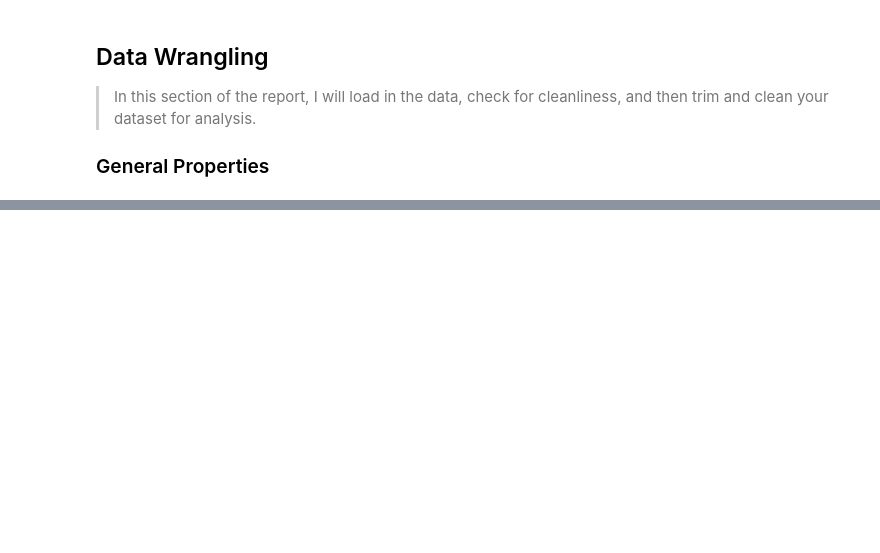
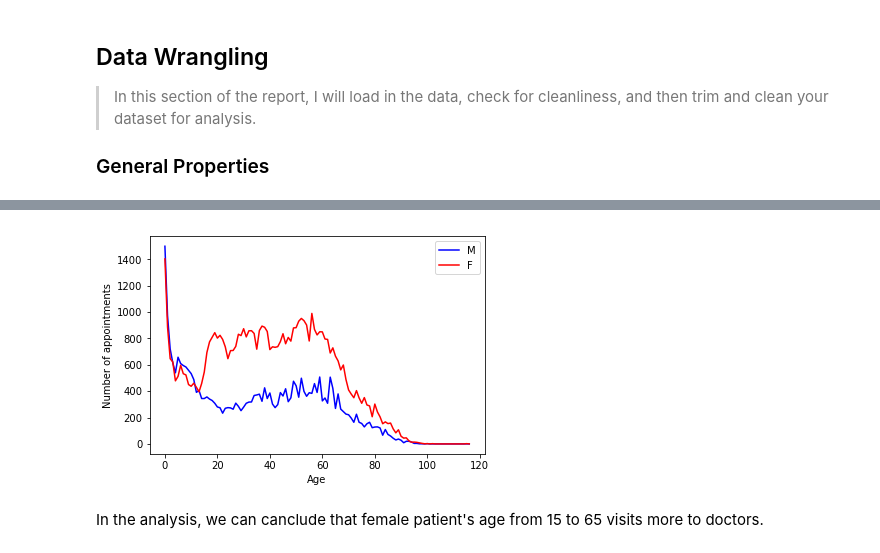
Before and after one commit to optimistanoop/Machine-Learning-Foundation-Nanodegree, a Jupyter notebook: Investigate_a_Dataset/Investigate_a_Dataset.ipynb, the cells around one changed output, grey strips where cells are left out. Cells and saved outputs as stored; diff of their text form; code cells hidden in the pictures; blank space fills up the shorter version.

```diff
--- a/Investigate_a_Dataset/Investigate_a_Dataset.ipynb
+++ b/Investigate_a_Dataset/Investigate_a_Dataset.ipynb
@@ -70,3 +188,20 @@
+# %%
+# by gender , the no of visits
+newdata = data[data['No-show'] == 'No']
+age_df = pd.DataFrame()
+age_df['Age'] = range(newdata['Age'].max() + 2)
+men = age_df.Age.apply(lambda x: len(newdata[(newdata.Age == x) & (newdata.Gender == 'M')]))
+women = age_df.Age.apply(lambda x: len(newdata[(newdata.Age == x) & (newdata.Gender == 'F')]))
+plt.plot(range(newdata['Age'].max() + 2),men, 'b')
+plt.plot(range(newdata['Age'].max() + 2),women, color = 'r')
+plt.legend(['M','F'])
+plt.xlabel('Age')
+plt.ylabel('Number of appointments')
+plt.show()
+# %% [output]
+[figure, added]
+# %% [markdown]
+In the analysis, we can canclude that female patient's age from 15 to 65 visits more to doctors.
 # %% [markdown]
 <a id='conclusions'></a>
 ## Conclusions
```
Also changed, not shown: parts of 17 cells of this notebook, 2 other files.
